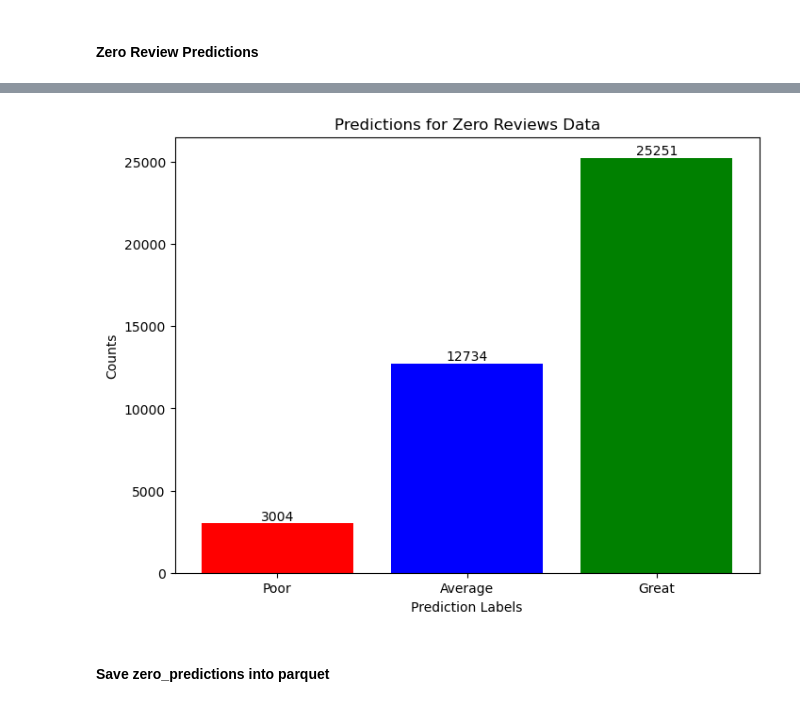
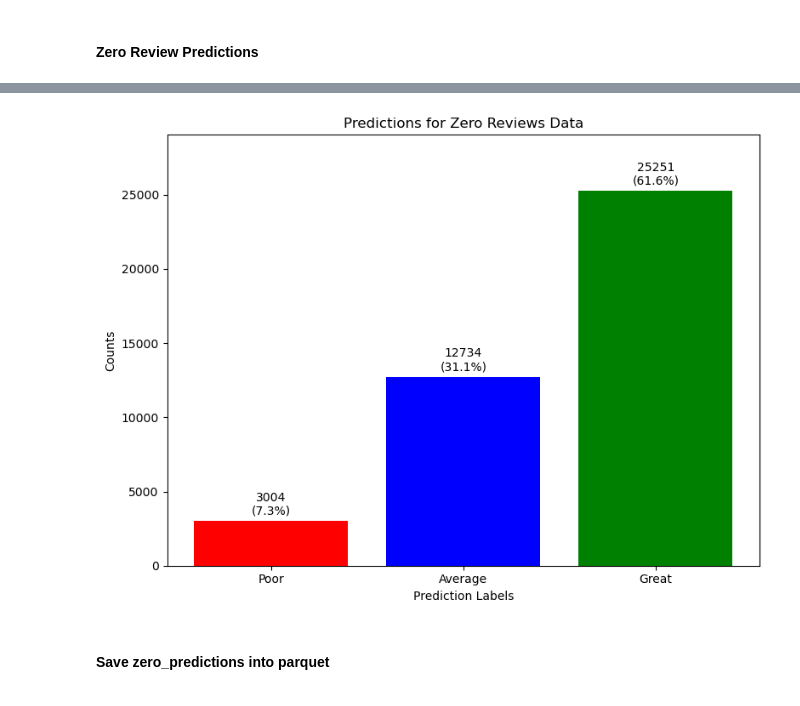
Before and after one commit to jinoh0731/Big-Data-Project-AirBnB-Clustering, a Jupyter notebook: milestone4/random_forest/Milestone4-Load_Model.ipynb, the cells around one changed output, grey strips where cells are left out. Cells and saved outputs as stored; diff of their text form; code cells hidden in the pictures.

Commit message:
Update Random Forest Best Model Graphics

```diff
--- a/milestone4/random_forest/Milestone4-Load_Model.ipynb
+++ b/milestone4/random_forest/Milestone4-Load_Model.ipynb
@@ -260,25 +344,35 @@ prediction_counts_zero_df['label'] = prediction_counts_zero_df['prediction'].map
 # %%
-# Ensure the categories are in the order: Poor, Average, Great
 prediction_counts_zero_df['label'] = pd.Categorical(prediction_counts_zero_df['label'],
-                                               categories=['Poor', 'Average', 'Great'],
-                                               ordered=True)
+                                                    categories=['Poor', 'Average', 'Great'],
+                                                    ordered=True)
 
 prediction_counts_zero_df.sort_values('label', inplace=True)
 
 plt.figure(figsize=(8, 6))
 bars = plt.bar(prediction_counts_zero_df['label'], prediction_counts_zero_df['count'], color=['red', 'blue', 'green'])
 plt.xlabel('Prediction Labels')
 plt.ylabel('Counts')
 plt.title('Predictions for Zero Reviews Data')
 
-# Adding text label count above the bars
+# Calculate total number of predictions
+total_predictions = prediction_counts_zero_df['count'].sum()
+
+# Find the maximum value to set ylim
+max_count = prediction_counts_zero_df['count'].max()
+
+# Adding text label count above the bars and adjusting the ylim
 for bar in bars:
     yval = bar.get_height()
-    plt.text(bar.get_x() + bar.get_width()/2, yval + 5, yval, ha='center', va='bottom')
+    percentage = f'{100 * yval / total_predictions:.1f}%'
+    plt.text(bar.get_x() + bar.get_width()/2, yval + 0.01 * max_count, f'{yval}\n({percentage})', ha='center', va='bottom')
+
+plt.ylim(0, max_count + 0.15 * max_count)
+
+plt.tight_layout()
 
 plt.show()
 # %% [output]
-[figure, old version]
+[figure, new version]
 # %% [markdown]
 #### Save zero_predictions into parquet
 # %%
```
Also changed, not shown: parts of 12 cells of this notebook.
